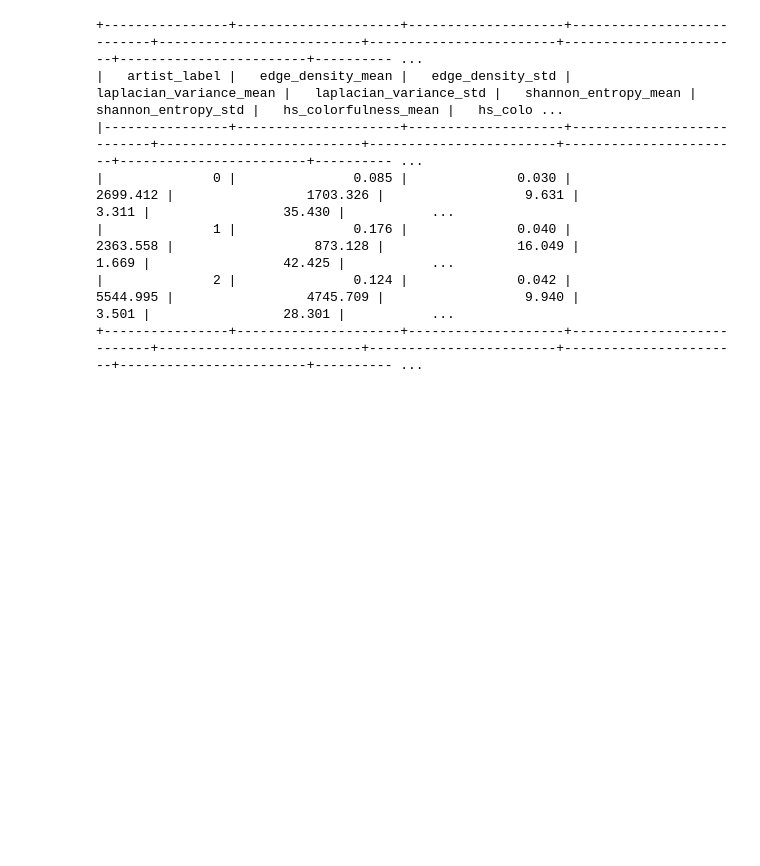
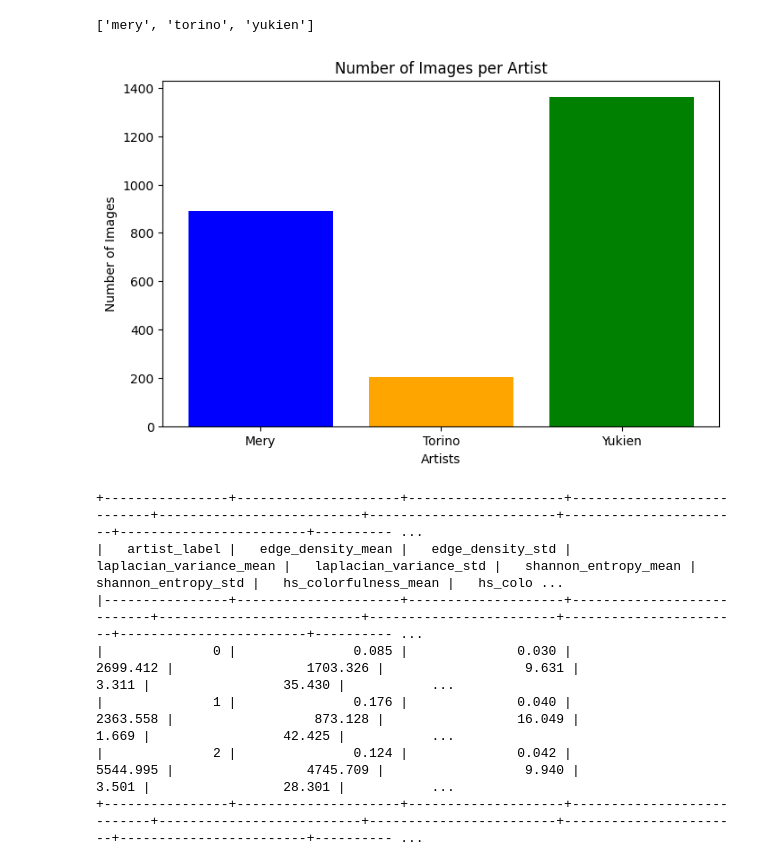
Before and after one commit to chienshyong/yukien, a Jupyter notebook: data_visualization.ipynb, the cells around one changed output. Cells and saved outputs as stored; diff of their text form; code cells hidden in the pictures; blank space fills up the shorter version.

```diff
--- a/data_visualization.ipynb
+++ b/data_visualization.ipynb
@@ -1,3 +1,37 @@
+# %%
+import os
+
+# Path to dataset
+dataset_path = "dataset"
+
+# Get folder names
+artist_folders = sorted([folder for folder in os.listdir(dataset_path) if os.path.isdir(os.path.join(dataset_path, folder))])
+
+print(os.listdir(dataset_path))
+
+import os
+import matplotlib.pyplot as plt
+
+# Define artist labels manually
+artist_labels = {0: "Mery", 1: "Torino", 2: "Yukien"}
+
+# Count images per artist
+image_counts = [len(os.listdir(os.path.join(dataset_path, folder))) for folder in artist_folders]
+
+# Rename x-axis labels using dictionary
+artist_names = [artist_labels[i] for i in range(len(artist_folders))]  # Convert indices to names
+
+# Plot bar chart
+plt.figure(figsize=(8, 5))
+plt.bar(artist_names, image_counts, color=['blue', 'orange', 'green'])
+plt.xlabel("Artists")
+plt.ylabel("Number of Images")
+plt.title("Number of Images per Artist")
+# plt.xticks(rotation=15)
+plt.show()
+# %% [output]
+['mery', 'torino', 'yukien']
+[figure, added]
 # %%
 import pandas as pd
 import matplotlib.pyplot as plt
```
Also changed, not shown: 5 other files.
